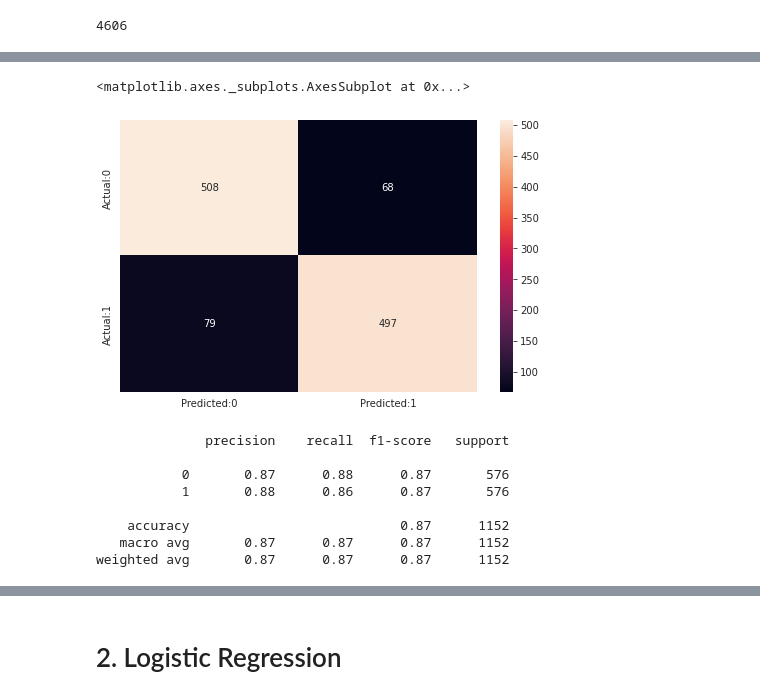
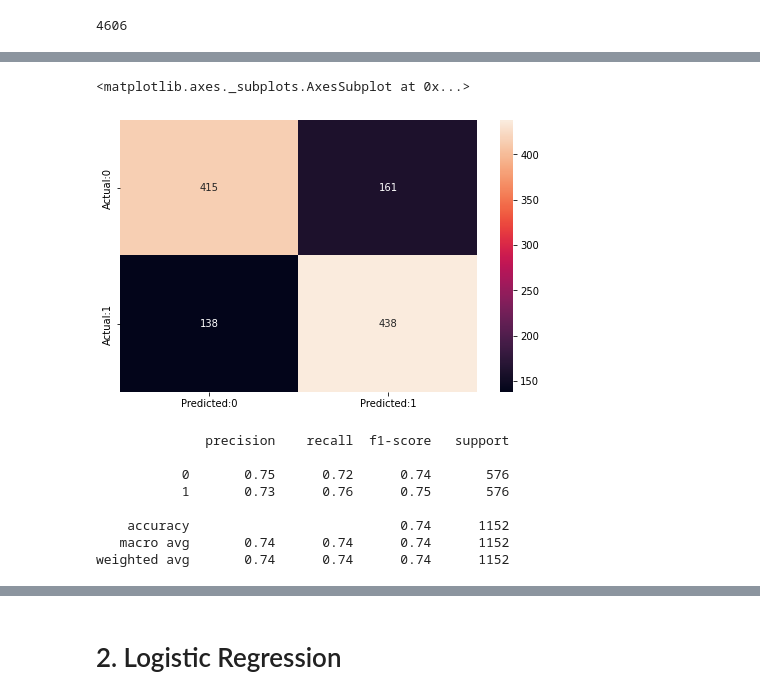
Before and after one commit to anasabbad/Cardiovascular-Risk-Prediction, a Jupyter notebook: Cardiovascular_Risk_Prediction_Capstone.ipynb, the cells around one changed output, grey strips where cells are left out. Cells and saved outputs as stored; diff of their text form; code cells hidden in the pictures.

```diff
--- a/Cardiovascular_Risk_Prediction_Capstone.ipynb
+++ b/Cardiovascular_Risk_Prediction_Capstone.ipynb
@@ -617,6 +619,6 @@ rf_test_class_preds = rf_optimal_model.predict(X_test)
 rf_train_preds = rf_optimal_model.predict_proba(X_train)[:,1]
 rf_test_preds = rf_optimal_model.predict_proba(X_test)[:,1]
 # %%
-train_preds = np.where(train_preds > 0.5, 1, 0)
-test_preds = np.where(test_preds > 0.5, 1, 0)
+rf_train_preds = np.where(rf_train_preds > 0.5, 1, 0)
+rf_test_preds = np.where(rf_test_preds > 0.5, 1, 0)
 # %%
@@ -674,22 +676,22 @@ rf_test_auc
 # %%
-cm=confusion_matrix(y_test,test_preds)
+cm=confusion_matrix(y_test,rf_test_preds)
 conf_matrix=pd.DataFrame(data=cm,columns=['Predicted:0','Predicted:1'],index=['Actual:0','Actual:1'])
 plt.figure(figsize = (8,5))
 sns.heatmap(conf_matrix, annot=True,fmt='d')
 # %% [output]
 <matplotlib.axes._subplots.AxesSubplot at 0x...>
-[figure, old version]
+[figure, new version]
 # %%
-print(classification_report(y_test,test_preds))
+print(classification_report(y_test,rf_test_preds))
 # %% [output]
               precision    recall  f1-score   support
 
-           0       0.87      0.88      0.87       576
-           1       0.88      0.86      0.87       576
+           0       0.75      0.72      0.74       576
+           1       0.73      0.76      0.75       576
 
-    accuracy                           0.87      1152
-   macro avg       0.87      0.87      0.87      1152
-weighted avg       0.87      0.87      0.87      1152
+    accuracy                           0.74      1152
+   macro avg       0.74      0.74      0.74      1152
+weighted avg       0.74      0.74      0.74      1152
 # %%
 # ROC curve and AUC
 probs = rf_optimal_model.predict_proba(X_test)
```
Also changed, not shown: parts of 25 cells of this notebook.
